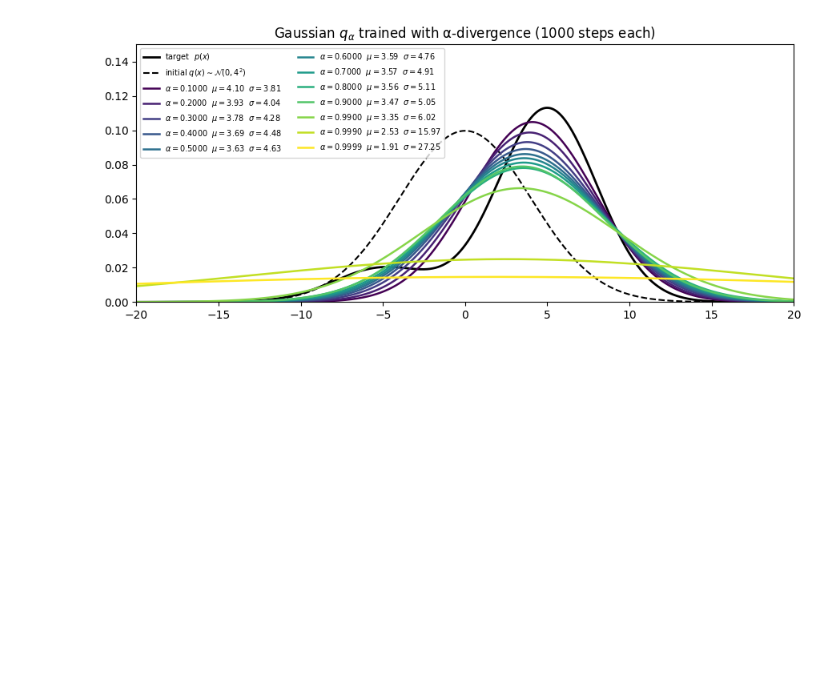
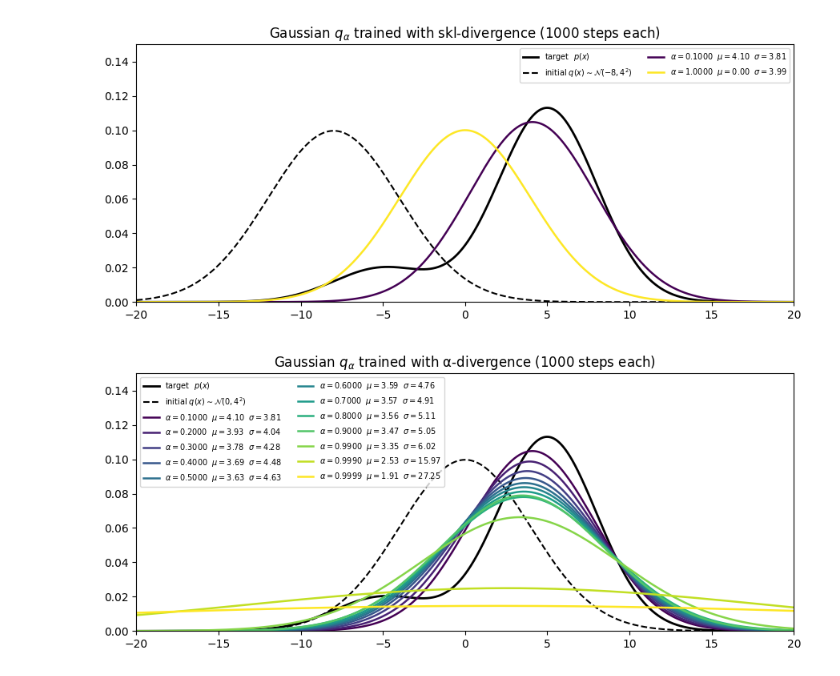
Before and after one commit to ShuoZheLi/distribution_matching, a Jupyter notebook: sRKL.ipynb, the cells around one changed output. Cells and saved outputs as stored; diff of their text form; code cells hidden in the pictures; blank space fills up the shorter version.

```diff
--- a/sRKL.ipynb
+++ b/sRKL.ipynb
@@ -74,3 +74,76 @@ plt.show()
+# %%
+import torch, matplotlib.pyplot as plt
+import numpy as np
+
+# ---------------------- Target distribution  p(x) -------------------------------
+def log_p_pdf(x):
+    pi      = torch.tensor([0.15, 0.85])          # mixing weights
+    mus     = torch.tensor([-5.0,  5.0])          # means
+    sigmas  = torch.tensor([ 3.0,  3.0])          # std-devs
+    cat     = torch.distributions.Categorical(pi)
+    comp    = torch.distributions.Normal(mus, sigmas)
+    p       = torch.distributions.MixtureSameFamily(cat, comp)
+    return p.log_prob(x)                          # log p(x)
+
+# ---------------------- Helper: train one alpha ---------------------------------
+def train_one_alpha(alpha, n_steps=1000, lr=5e-2, seed=0):
+    torch.manual_seed(seed)
+    mu         = torch.tensor(+0.0, requires_grad=True)
+    log_sigma  = torch.tensor(np.log(4.0), requires_grad=True)
+    opt        = torch.optim.Adam([mu, log_sigma], lr=lr)
+
+    for _ in range(n_steps + 1):
+        sigma = log_sigma.exp()
+        q     = torch.distributions.Normal(mu, sigma)
+        x     = q.rsample((4000,))
+        logq  = q.log_prob(x)
+        logp  = log_p_pdf(x)
+
+        # α-divergence objective
+        blend = alpha * torch.exp(logq) + (1 - alpha) * torch.exp(logp)
+        loss  = (logq - torch.log(blend)).mean()
+
+        opt.zero_grad()
+        loss.backward()
+        opt.step()
+
+    return mu.detach().item(), sigma.detach().item()
+
+# ---------------------- Run for all alphas --------------------------------------
+# alphas      = np.round(np.linspace(0.0, 0.9, 10), 2)   # 1.0, 0.9, ..., 0.1
+alphas      = np.array([0.1, 1])  # for better visualization
+
+results     = {a: train_one_alpha(a) for a in alphas}
+
+# ---------------------- Plot -----------------------------------------------------
+xs = torch.linspace(-20, 20, 4001)
+px = torch.exp(log_p_pdf(xs)).numpy()
+
+# Plot p(x)
+plt.figure(figsize=(9, 4))
+plt.plot(xs.numpy(), px, 'k', lw=2, label='target  $p(x)$')
+
+# Plot initial q(x) = N(0, 4^2)
+init_mu, init_sigma = -8.0, 4.0
+qx_init = torch.distributions.Normal(init_mu, init_sigma).log_prob(xs).exp().numpy()
+plt.plot(xs.numpy(), qx_init, 'k--', lw=1.5, label=r'initial $q(x) \sim \mathcal{N}(-8, 4^2)$')
+
+# Plot final q_α(x) for each α
+cmap = plt.cm.viridis(np.linspace(0, 1, len(alphas)))
+for c, a in zip(cmap, alphas):
+    m, s = results[a]
+    qx = torch.distributions.Normal(m, s).log_prob(xs).exp().numpy()
+    plt.plot(xs.numpy(), qx, color=c, lw=1.8,
+             label=rf'$\alpha={a:0.4f}$  $\mu={m:5.2f}$  $\sigma={s:5.2f}$')
+
+plt.title('Gaussian $q_\\alpha$ trained with skl-divergence (1000 steps each)')
+plt.xlim(-20, 20)
+plt.ylim(0, 0.15)
+plt.legend(fontsize=7, ncol=2)
+plt.tight_layout()
+plt.show()
+# %% [output]
+[figure, added]
 # %%
 import torch, matplotlib.pyplot as plt
 import numpy as np
```
Also changed, not shown: parts of 1 cell of this notebook, 2 other files.
